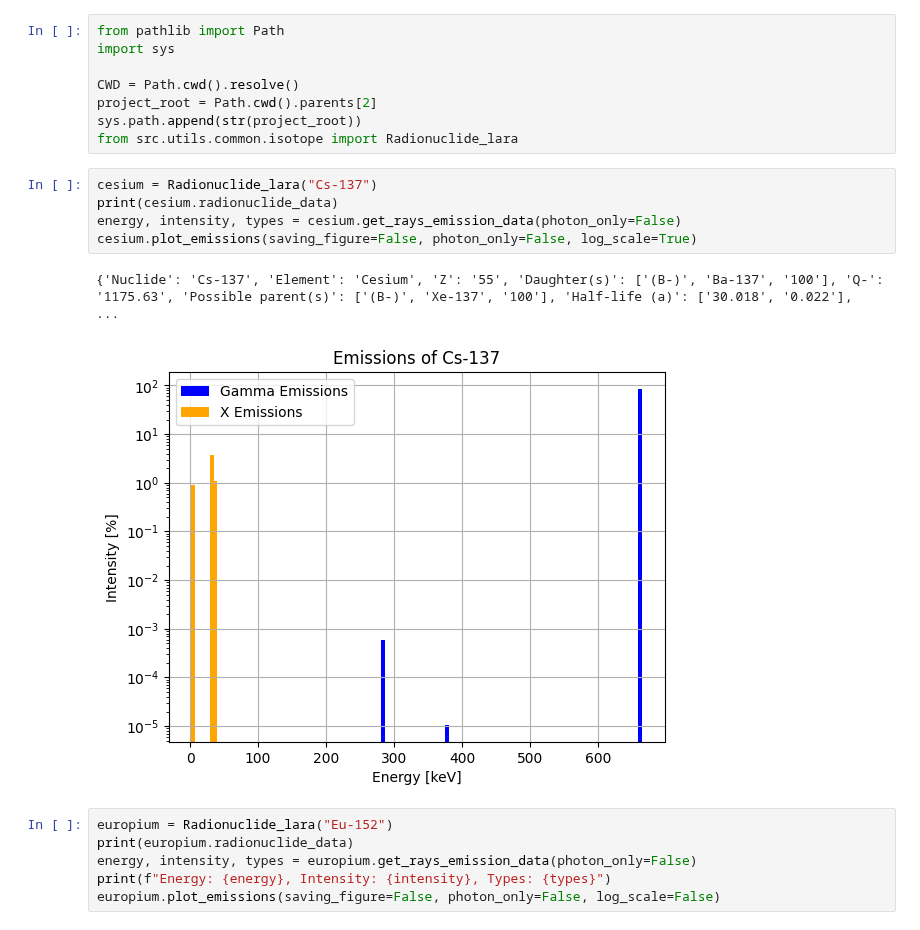
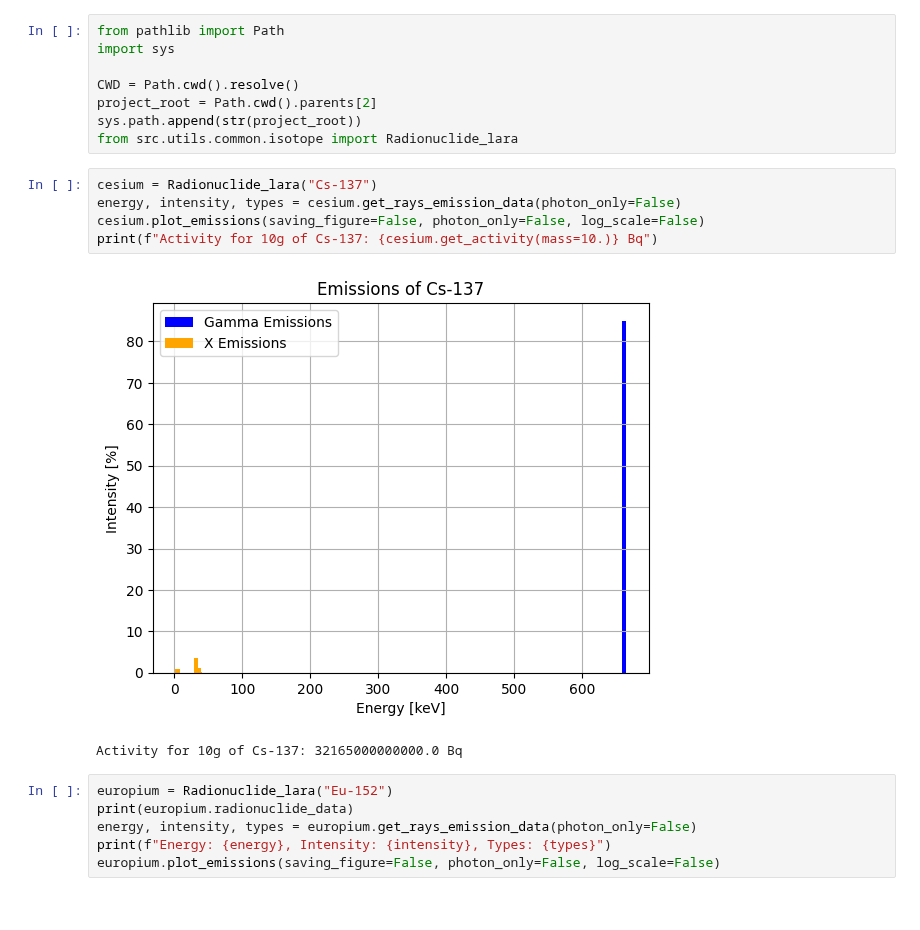
Before and after one commit to simonfouc120/open-mc-project, a Jupyter notebook: src/studies/lara_nuclides/file_lara_nuclide.ipynb, the cells around one changed output. Saved outputs shown, nothing was run; the diff lists cells and outputs as text.

Commit message:
feat:add_get_activity

```diff
--- a/src/studies/lara_nuclides/file_lara_nuclide.ipynb
+++ b/src/studies/lara_nuclides/file_lara_nuclide.ipynb
@@ -8,12 +8,12 @@ sys.path.append(str(project_root))
 from src.utils.common.isotope import Radionuclide_lara
 # %%
 cesium = Radionuclide_lara("Cs-137")
-print(cesium.radionuclide_data)
 energy, intensity, types = cesium.get_rays_emission_data(photon_only=False)
-cesium.plot_emissions(saving_figure=False, photon_only=False, log_scale=True)
+cesium.plot_emissions(saving_figure=False, photon_only=False, log_scale=False)
+print(f"Activity for 10g of Cs-137: {cesium.get_activity(mass=10.)} Bq")
 # %% [output]
+[figure, new version]
-{'Nuclide': 'Cs-137', 'Element': 'Cesium', 'Z': '55', 'Daughter(s)': ['(B-)', 'Ba-137', '100'], 'Q-': '1175.63', 'Possible parent(s)': ['(B-)', 'Xe-137', '100'], 'Half-life (a)': ['30.018', '0.022'],  ...
+Activity for 10g of Cs-137: 32165000000000.0 Bq
-[figure, old version]
 # %%
 europium = Radionuclide_lara("Eu-152")
 print(europium.radionuclide_data)
```
Also changed, not shown: 1 other file.
